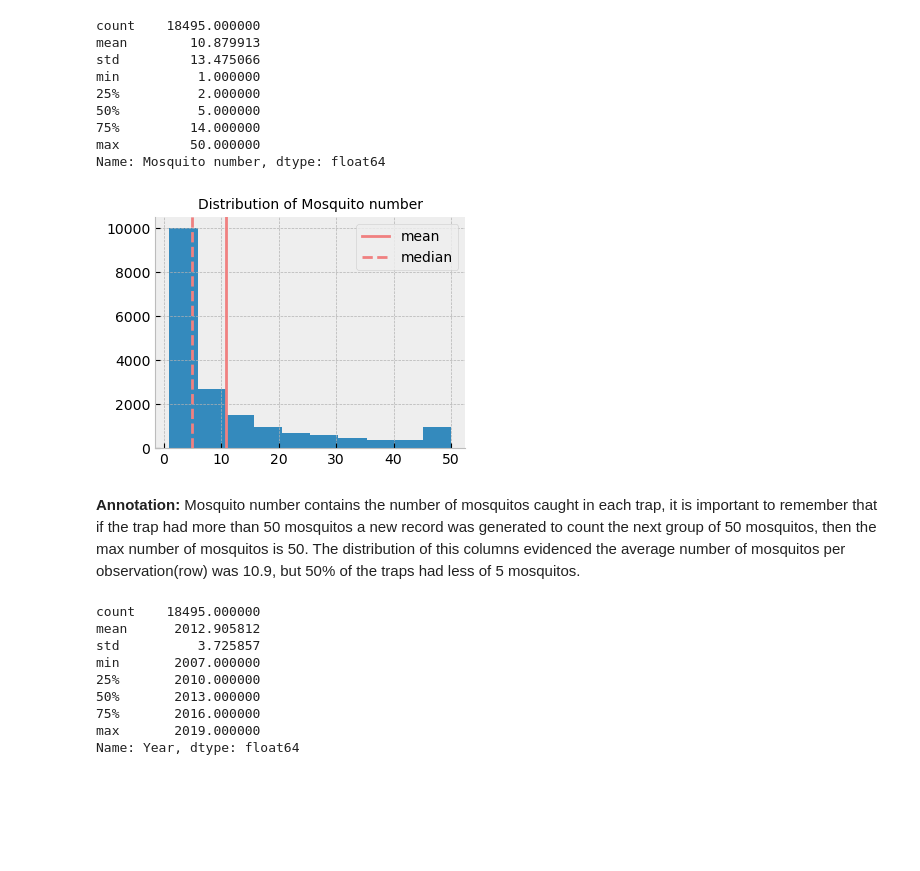
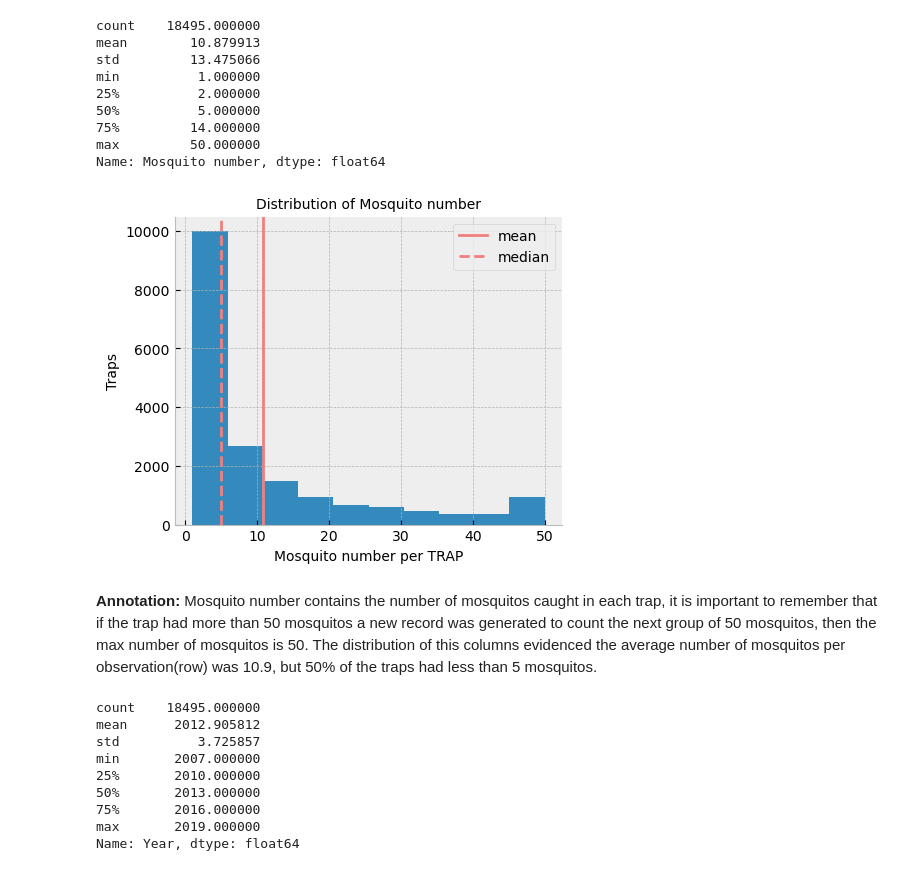
Before and after one commit to CarolMargeth/Public_Health_Case, a Jupyter notebook: Exploratory Data Analysis.ipynb, the cells around one changed output. Cells and saved outputs as stored; diff of their text form; code cells hidden in the pictures; blank space fills up the shorter version.

```diff
--- a/Exploratory Data Analysis.ipynb
+++ b/Exploratory Data Analysis.ipynb
@@ -51,14 +51,10 @@ import pandas as pd
 import os as os
 import matplotlib.pyplot as plt
 import seaborn as sns
-# %%
-# Setting figures size
-plt.rcParams['figure.figsize'] = (4.0, 3.0)
-plt.style.use('bmh')
 # %%
 #Load the initial dataset
 
-raw_data=pd.read_csv('/home/sergio/Downloads/Deliverable_3/mosquito_data.csv')
+raw_data=pd.read_csv('mosquito_data.csv')
 # %%
 # Visualize the first 5 rows of the dataset
 raw_data.head()
@@ -193,19 +189,23 @@ Name: Mosquito number, dtype: float64
 # %%
 # Visualize the distribution of Mosquito number column
 
+plt.figure(figsize=(5,4))
 plt.hist(raw_data['Mosquito number'], bins=10)
 
 plt.axvline(raw_data['Mosquito number'].mean(), 0, 1000, label="mean", color="lightcoral")
 plt.axvline(raw_data['Mosquito number'].median(), 0, 1000, label="median", color="lightcoral", linestyle="--")
 
+plt.xlabel('Mosquito number per TRAP', size='10')
+plt.ylabel('Traps', size='10')
+
 plt.title(f"Distribution of {'Mosquito number'}", size=10)
 sns.despine()
 plt.legend()
 plt.show()
 # %% [output]
-[figure, old version]
+[figure, new version]
 # %% [markdown]
-**Annotation:** Mosquito number contains the number of mosquitos caught in each trap, it is important to remember that if the trap had more than 50 mosquitos a new record was generated to count the next group of 50 mosquitos, then the max number of mosquitos is 50. The distribution of this columns evidenced the average number of mosquitos per observation(row) was 10.9, but 50% of the traps had less of 5 mosquitos.
+**Annotation:** Mosquito number contains the number of mosquitos caught in each trap, it is important to remember that if the trap had more than 50 mosquitos a new record was generated to count the next group of 50 mosquitos, then the max number of mosquitos is 50. The distribution of this columns evidenced the average number of mosquitos per observation(row) was 10.9, but 50% of the traps had less than 5 mosquitos.
 # %%
 # Characteristics of Year number column
 
```
Also changed, not shown: parts of 42 cells of this notebook, 2 other files.
